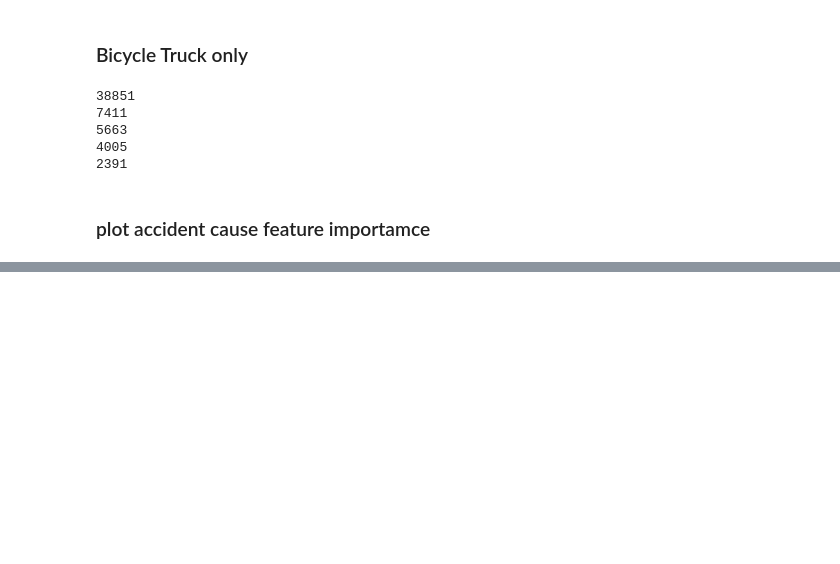
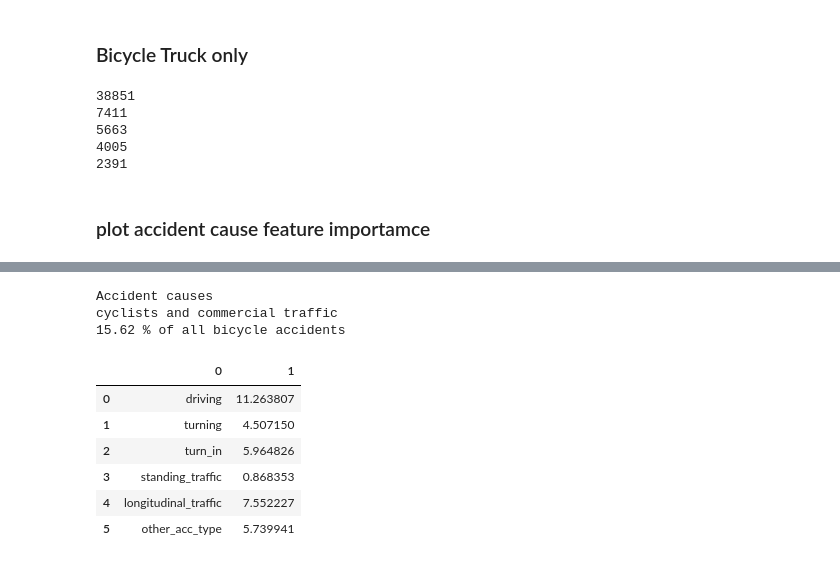
Before and after one commit to SEberwein/Berlin_traffic_accidents_2018-2020, a Jupyter notebook: model3.ipynb, the cells around one changed output, grey strips where cells are left out. Saved outputs shown, nothing was run; the diff lists cells and outputs as text; code cells hidden in the pictures; blank space fills up the shorter version.

```diff
--- a/model3.ipynb
+++ b/model3.ipynb
@@ -725,0 +724,14 @@ plt.savefig("./plots/acc_"+title_txt.split('\n')[1].replace(' ', '_')+".png")
+# %%
+print(title_txt)
+pd.DataFrame(coef_dict.items())
+# %% [output]
+Accident causes
+cyclists and commercial traffic
+15.62 % of all bicycle accidents
+|  | 0 | 1 |
+| 0 | driving | 11.263807 |
+| 1 | turning | 4.507150 |
+| 2 | turn_in | 5.964826 |
+| 3 | standing_traffic | 0.868353 |
+| 4 | longitudinal_traffic | 7.552227 |
+| 5 | other_acc_type | 5.739941 |
```
Also changed, not shown: parts of 4 cells of this notebook, 2 other files.
